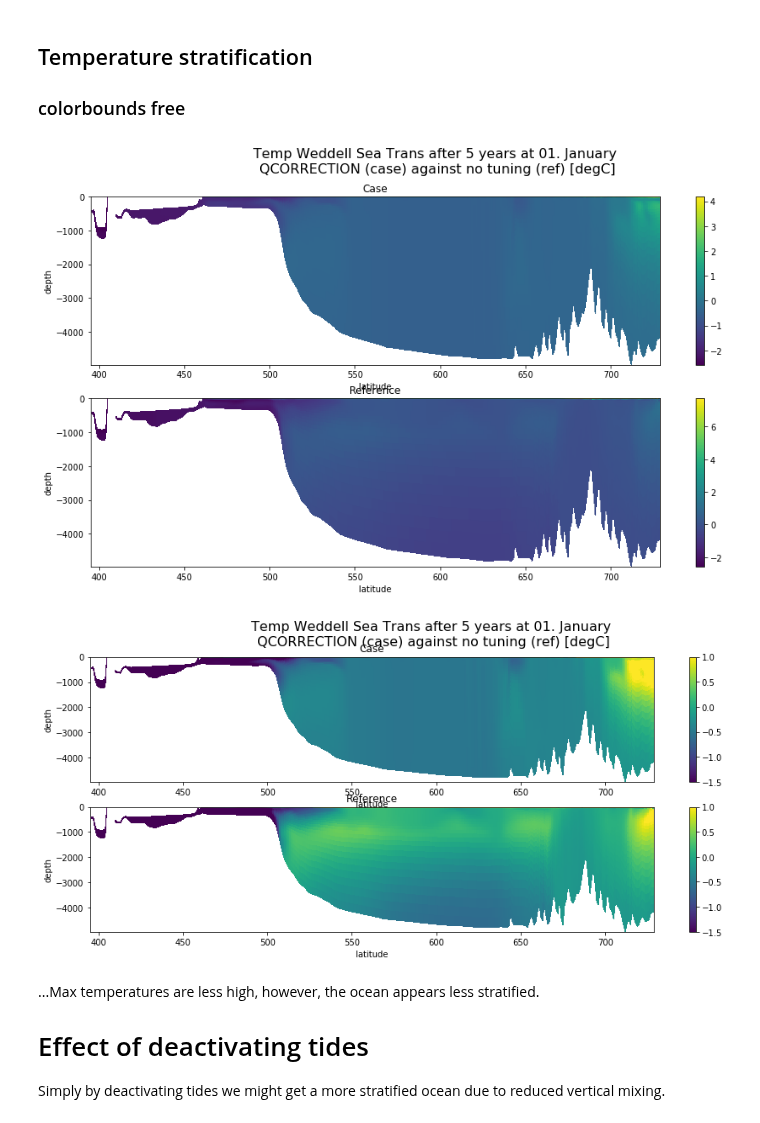
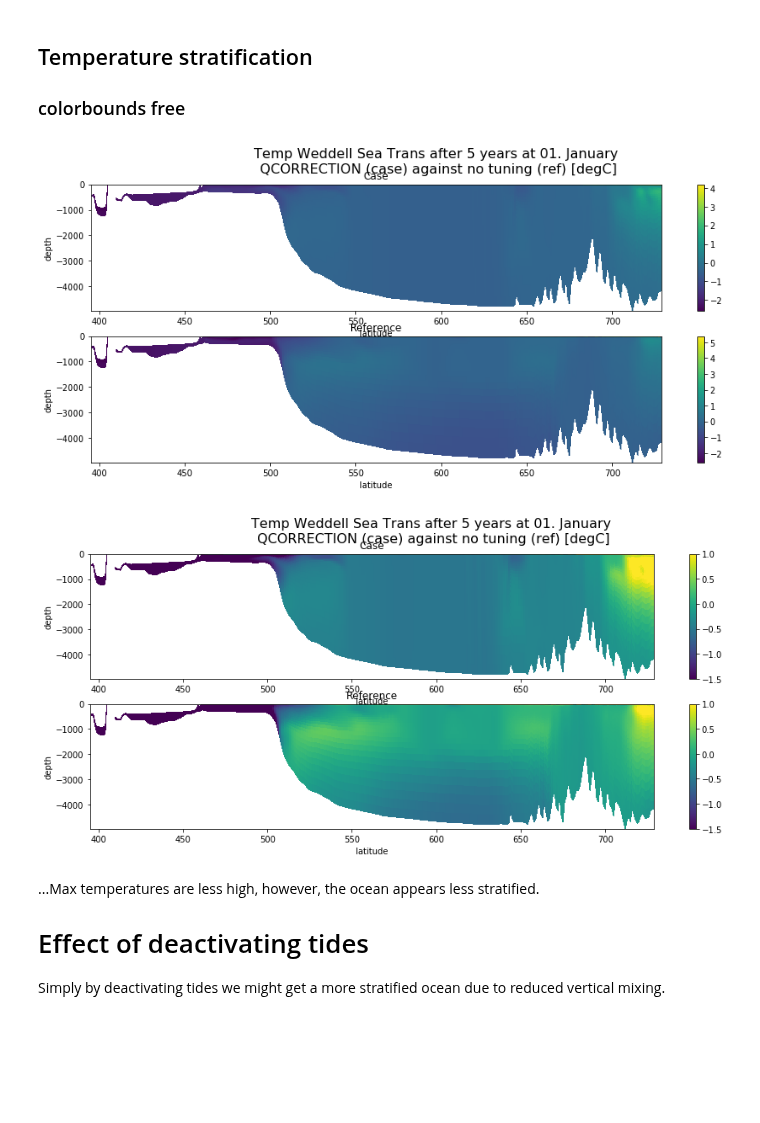
Before and after one commit to kuechenrole/tidal_melting, a Jupyter notebook: notebooks/reports/2.2-kuechenrole-surface_fluxes_tuning.ipynb, the cells around one changed output. Drawn from its saved outputs; the diff is of its cells as text; code cells hidden in the pictures; blank space fills up the shorter version.

```diff
--- a/notebooks/reports/2.2-kuechenrole-surface_fluxes_tuning.ipynb
+++ b/notebooks/reports/2.2-kuechenrole-surface_fluxes_tuning.ipynb
@@ -126,16 +123,16 @@ calculate 4D depth array, fill with NaNs where invalid and apply as coordinate
 ## Temperature stratification
 ### colorbounds free
 # %%
-compare_trans(QCOR.temp[-1,:,395:,320],ref.temp[0,:,395:,320],
+compare_trans(QCOR.temp[-1,:,395:,320],ref.temp[-1,:,395:,320],
             'Temp Weddell Sea Trans after 5 years at 01. January\n QCORRECTION (case) against no tuning (ref) [degC]')
 # %% [output]
-[figure, old version]
+[figure, new version]
 # %%
-compare_ini(QCOR.temp[-1,:,395:,320],ref.temp[0,:,395:,320],
+compare_trans(QCOR.temp[-1,:,395:,320],ref.temp[-1,:,395:,320],
             'Temp Weddell Sea Trans after 5 years at 01. January\n QCORRECTION (case) against no tuning (ref) [degC]',
            -1.5,1.0)
 # %% [output]
-[figure, old version]
+[figure, new version]
 # %% [markdown]
 ...Max temperatures are less high, however, the ocean appears less stratified.
 # Effect of deactivating tides
```
Also changed, not shown: parts of 6 cells of this notebook.
